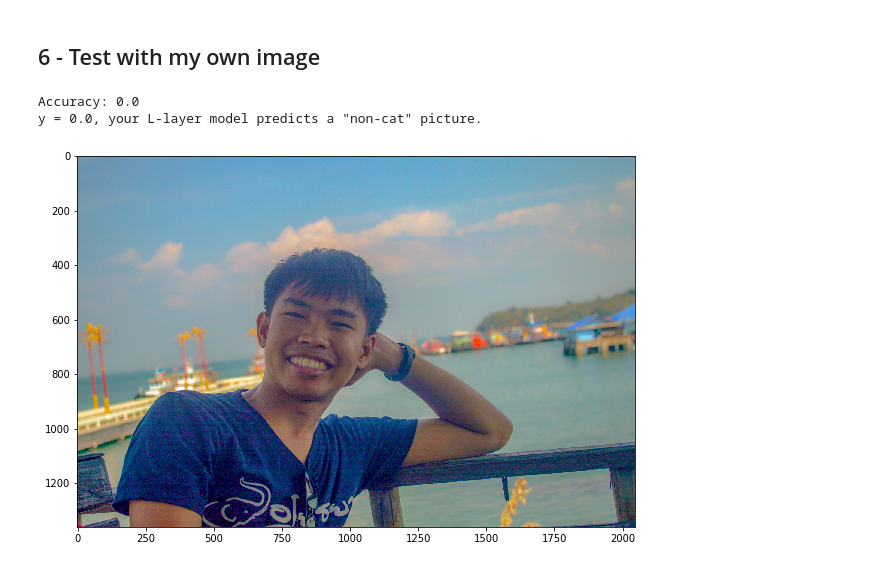
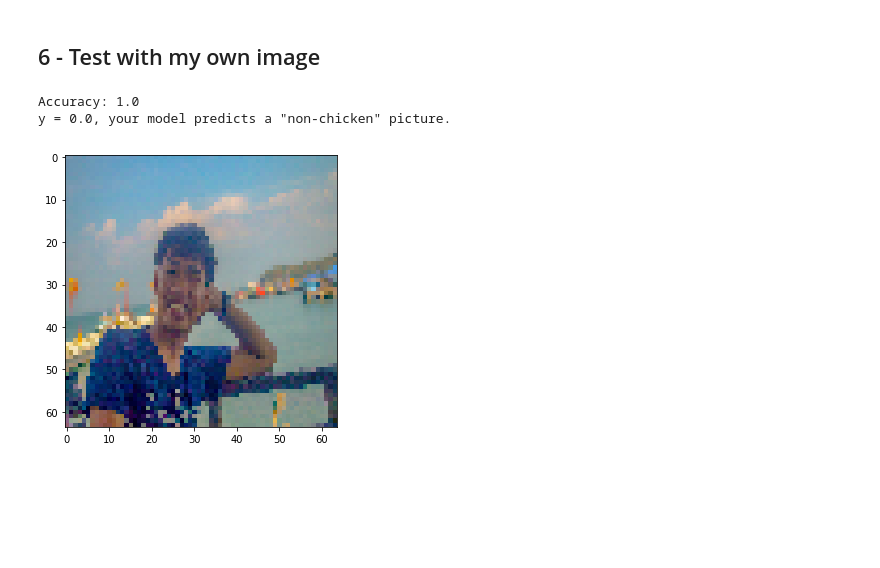
Before and after one commit to potaesm/Coursera-Deep-Learning, a Jupyter notebook: Course1-DL-basic/Week 4/Deep Neural Network Application: Image Classification/Deep_Neural_Network_Homework_2.ipynb, the cells around one changed output. Cells and saved outputs as stored; diff of their text form; code cells hidden in the pictures; blank space fills up the shorter version.

```diff
--- a/Course1-DL-basic/Week 4/Deep Neural Network Application: Image Classification/Deep_Neural_Network_Homework_2.ipynb
+++ b/Course1-DL-basic/Week 4/Deep Neural Network Application: Image Classification/Deep_Neural_Network_Homework_2.ipynb
@@ -329,21 +325,25 @@ print_mislabeled_images(classes, test_x, test_y, pred_test)
 - Scale variation (cat is very large or small in image)
 # %% [markdown]
 ## 6 - Test with my own image
-# %%
-## START CODE HERE ##
-my_image = "my_own_image.jpeg" # change this to the name of your image file
-my_label_y = [1] # the true class of your image (1 -> cat, 0 -> non-cat)
-## END CODE HERE ##
-
-fname = "images/" + my_image
-image = np.array(imageio.imread(fname))
-my_image = np.array(Image.fromarray(image).resize(size=(num_px,num_px))).reshape((num_px*num_px*3,1))
-my_predicted_image = predict(my_image, my_label_y, parameters)
-
-plt.figure(figsize = (10,10))
-plt.imshow(image)
-print ("y = " + str(np.squeeze(my_predicted_image)) + ", your L-layer model predicts a \"" + classes[int(np.squeeze(my_predicted_image)),].decode("utf-8") +  "\" picture.")
-# %% [output]
-Accuracy: 0.0
-y = 0.0, your L-layer model predicts a "non-cat" picture.
-[figure, removed]
+# %%
+import glob
+import cv2
+
+my_label_y = [0]
+
+my_image_x = cv2.imread('images/my_own_image.jpeg')
+my_image_x = cv2.resize(my_image_x, (num_px, num_px), interpolation=cv2.INTER_CUBIC)
+my_image_x = cv2.cvtColor(my_image_x, cv2.COLOR_BGR2RGB)
+
+my_image_x_flatten = my_image_x.reshape(my_image_x.shape[0]*my_image_x.shape[1]*my_image_x.shape[2], 1)
+image_x = my_image_x_flatten/255.
+
+my_predicted_image = predict(image_x, my_label_y, parameters)
+
+plt.figure(figsize = (5,5))
+plt.imshow(my_image_x)
+print ("y = " + str(np.squeeze(my_predicted_image)) + ", your model predicts a \"" + classes[int(np.squeeze(my_predicted_image)),].decode("utf-8") +  "\" picture.")
+# %% [output]
+Accuracy: 1.0
+y = 0.0, your model predicts a "non-chicken" picture.
+[figure, added]
```
Also changed, not shown: parts of 3 cells of this notebook, 2 other files.
